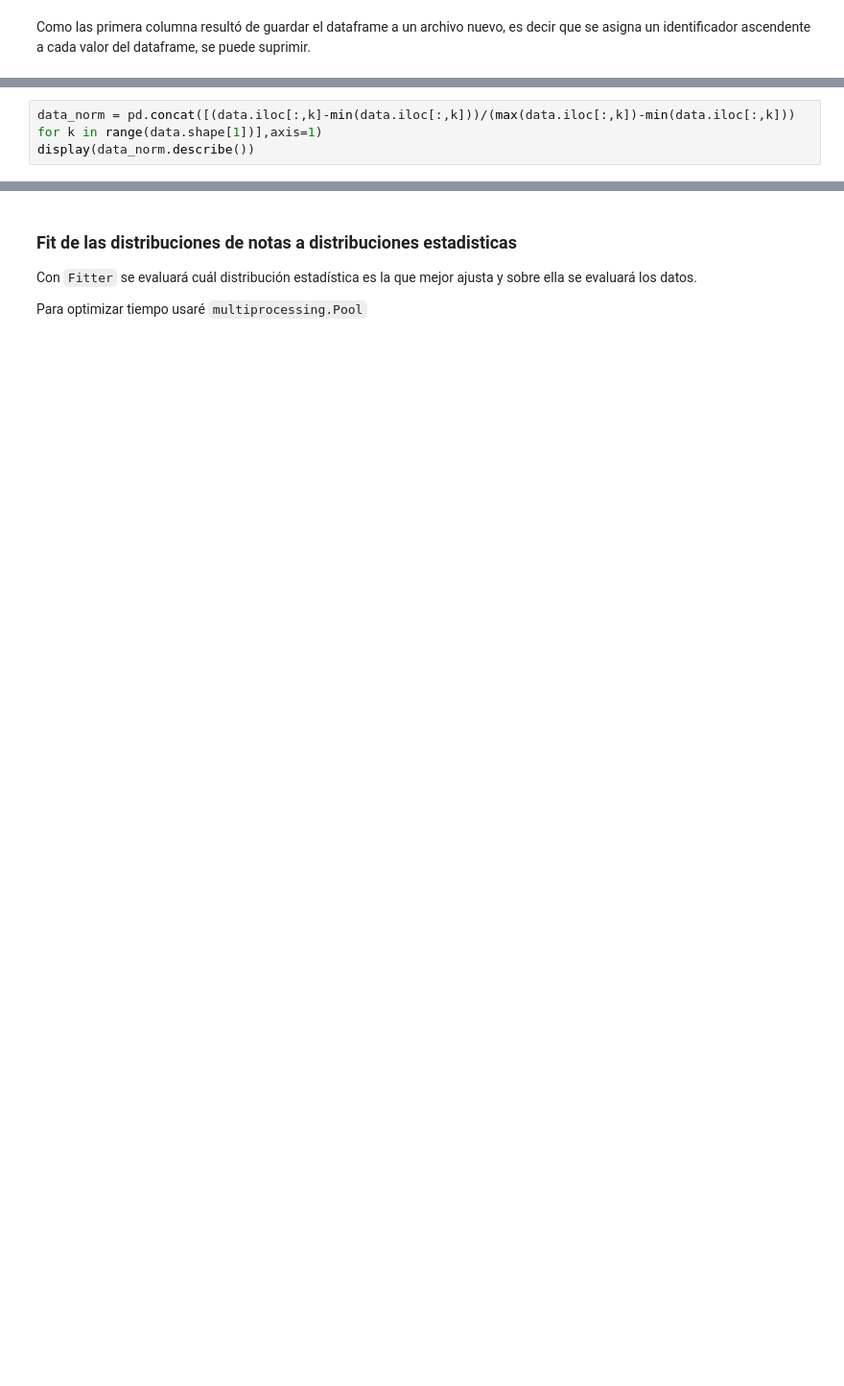
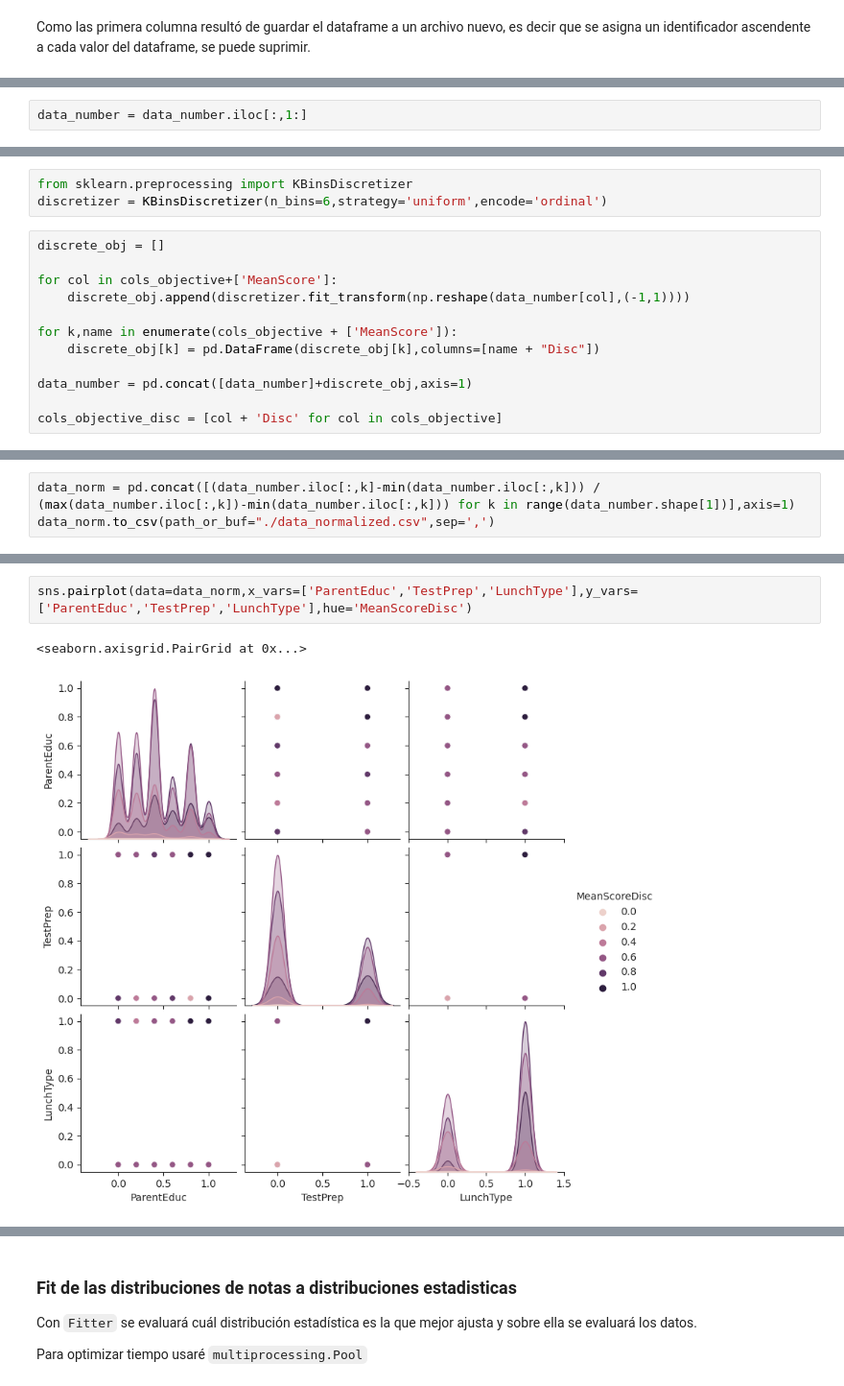
Before and after one commit to AdrFelHB/an-lisis-de-datos, a Jupyter notebook: main.ipynb, the cells around one changed output, grey strips where cells are left out. Shown at 96% size. Drawn from its saved outputs; the diff is of its cells as text; blank space fills up the shorter version.

```diff
--- a/main.ipynb
+++ b/main.ipynb
@@ -250,0 +220,2 @@ display(data.describe())
+# %%
+data_number = data_number.iloc[:,1:]
@@ -250,0 +224,15 @@ display(data.describe())
+# %%
+from sklearn.preprocessing import KBinsDiscretizer
+discretizer = KBinsDiscretizer(n_bins=6,strategy='uniform',encode='ordinal')
+# %%
+discrete_obj = []
+
+for col in cols_objective+['MeanScore']:
+    discrete_obj.append(discretizer.fit_transform(np.reshape(data_number[col],(-1,1))))
+
+for k,name in enumerate(cols_objective + ['MeanScore']):
+    discrete_obj[k] = pd.DataFrame(discrete_obj[k],columns=[name + "Disc"])
+
+data_number = pd.concat([data_number]+discrete_obj,axis=1)
+
+cols_objective_disc = [col + 'Disc' for col in cols_objective]
@@ -251,3 +260,3 @@ display(data.describe())
 # %%
-data_norm = pd.concat([(data.iloc[:,k]-min(data.iloc[:,k]))/(max(data.iloc[:,k])-min(data.iloc[:,k])) for k in range(data.shape[1])],axis=1)
-display(data_norm.describe())
+data_norm = pd.concat([(data_number.iloc[:,k]-min(data_number.iloc[:,k])) / (max(data_number.iloc[:,k])-min(data_number.iloc[:,k])) for k in range(data_number.shape[1])],axis=1)
+data_norm.to_csv(path_or_buf="./data_normalized.csv",sep=',')
@@ -277,0 +278,5 @@ None
+# %%
+sns.pairplot(data=data_norm,x_vars=['ParentEduc','TestPrep','LunchType'],y_vars=['ParentEduc','TestPrep','LunchType'],hue='MeanScoreDisc')
+# %% [output]
+<seaborn.axisgrid.PairGrid at 0x...>
+[figure, added]
```
Also changed, not shown: parts of 75 cells of this notebook, 4 other files.
